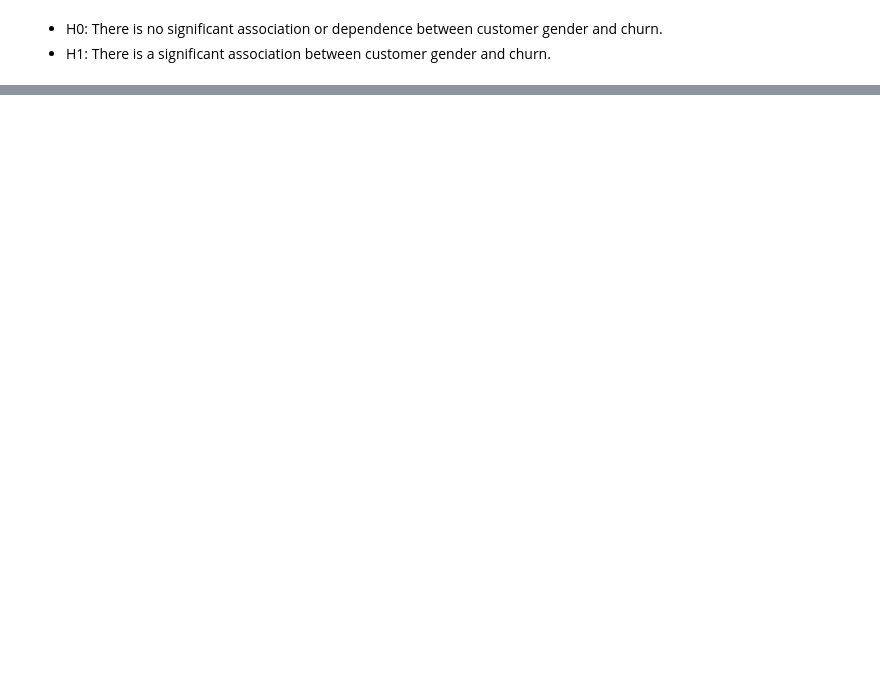
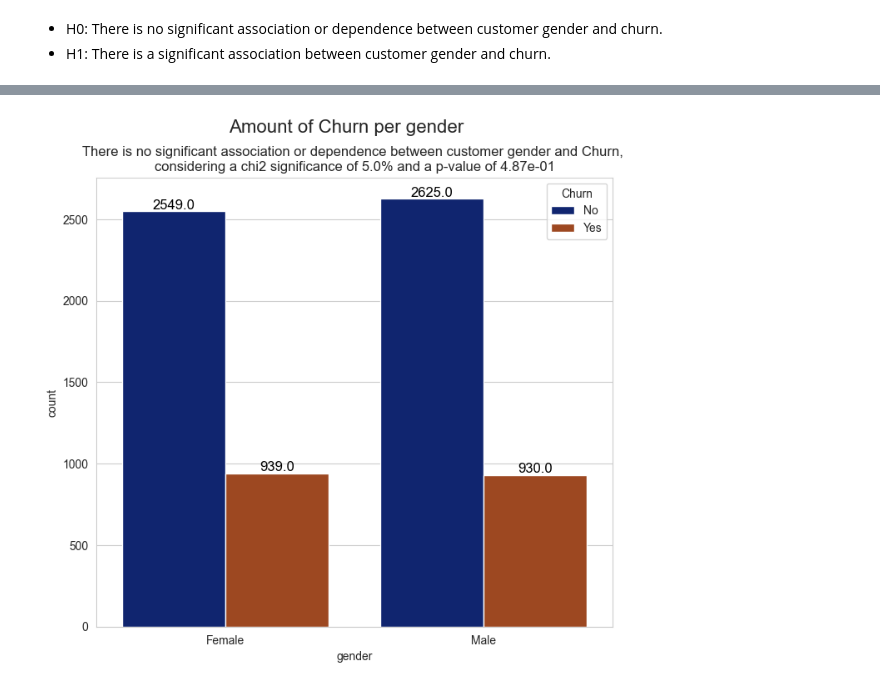
Before and after one commit to Gbrlmoraes/telecom_churn_prediction, a Jupyter notebook: notebooks/exploratory_data_analysis.ipynb, the cells around one changed output, grey strips where cells are left out. Saved outputs shown, nothing was run; the diff lists cells and outputs as text; code cells hidden in the pictures; blank space fills up the shorter version.

Commit message:
creating a function to simplify the analysis

```diff
--- a/notebooks/exploratory_data_analysis.ipynb
+++ b/notebooks/exploratory_data_analysis.ipynb
@@ -108,0 +134,33 @@ considering a significance of: 0.05 and a p-value of: 4.87e-01
+# %%
+# Creating a function to simplify this process
+def check_qualitative_variable(variable : str, data : pd.DataFrame, significance : float = 0.05, primary_variable : str = 'Churn'):
+    df_cross = pd.crosstab(data[primary_variable], data[variable])
+
+    p_value = chi2_contingency(df_cross)[1]
+
+    if p_value < significance:
+        title = f'There is a significant association between customer {variable} and {primary_variable}, \nconsidering a chi2 significance of {significance * 100}% and a p-value of {p_value:.2e}'
+    else:
+        title = f'There is no significant association or dependence between customer {variable} and {primary_variable}, \nconsidering a chi2 significance of {significance * 100}% and a p-value of {p_value:.2e}'
+
+    plt.figure(figsize = (8, 7))
+    ax = sns.countplot(
+        x = variable,
+        data = data,
+        hue = primary_variable
+    )
+    for p in ax.patches:
+        ax.annotate(
+            f'{p.get_height()}',
+            (p.get_x() + p.get_width() / 2, p.get_height()),
+            ha='center', va='bottom', fontsize=12, color='black'
+        )
+
+    plt.suptitle(f'Amount of {primary_variable} per {variable}', fontsize = 16)
+    plt.title(title, fontsize = 12, y = 1)
+    plt.show()
+# %%
+# Testing
+check_qualitative_variable(variable = 'gender', data = df)
+# %% [output]
+[figure, added]
```
Also changed, not shown: parts of 6 cells of this notebook.
